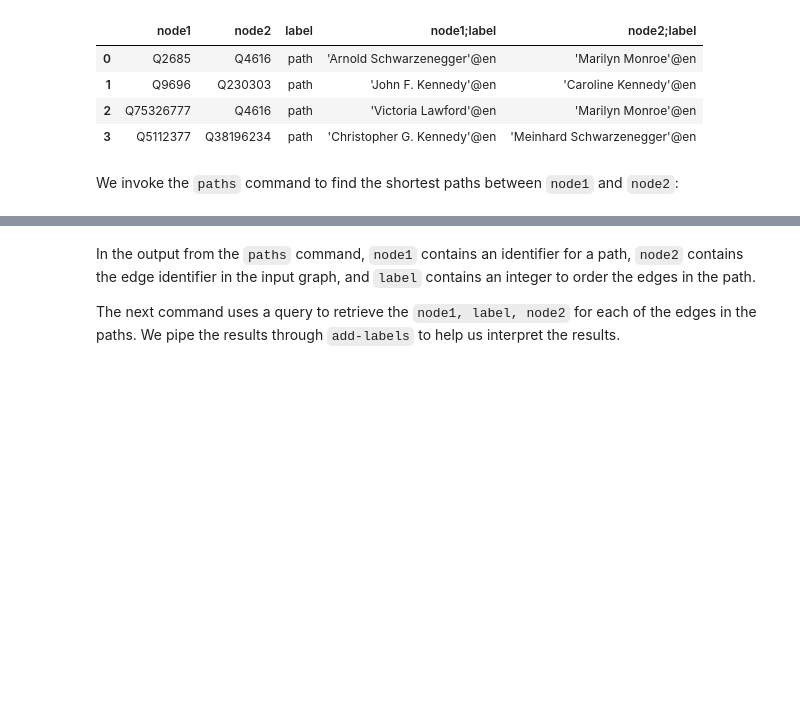
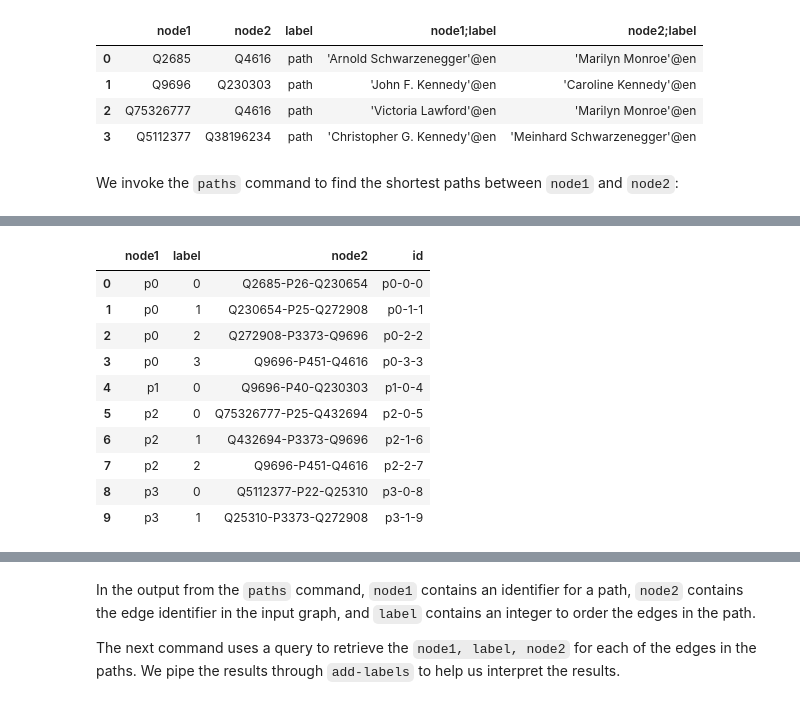
Before and after one commit to versant2612/jnotebooks, a Jupyter notebook: kgtk/06_kg_network_analysis.ipynb, the cells around one changed output, grey strips where cells are left out. Saved outputs shown, nothing was run; the diff lists cells and outputs as text; code cells hidden in the pictures; blank space fills up the shorter version.

```diff
--- a/kgtk/06_kg_network_analysis.ipynb
+++ b/kgtk/06_kg_network_analysis.ipynb
@@ -343,0 +400,14 @@ p3      0       Q5112377-P22-Q25310     p3-0-8
+# %%
+kgtk("query -i $TEMP/path-results.tsv --as path-result --limit 10")
+# %% [output]
+|  | node1 | label | node2 | id |
+| 0 | p0 | 0 | Q2685-P26-Q230654 | p0-0-0 |
+| 1 | p0 | 1 | Q230654-P25-Q272908 | p0-1-1 |
+| 2 | p0 | 2 | Q272908-P3373-Q9696 | p0-2-2 |
+| 3 | p0 | 3 | Q9696-P451-Q4616 | p0-3-3 |
+| 4 | p1 | 0 | Q9696-P40-Q230303 | p1-0-4 |
+| 5 | p2 | 0 | Q75326777-P25-Q432694 | p2-0-5 |
+| 6 | p2 | 1 | Q432694-P3373-Q9696 | p2-1-6 |
+| 7 | p2 | 2 | Q9696-P451-Q4616 | p2-2-7 |
+| 8 | p3 | 0 | Q5112377-P22-Q25310 | p3-0-8 |
+| 9 | p3 | 1 | Q25310-P3373-Q272908 | p3-1-9 |
```
Also changed, not shown: parts of 27 cells of this notebook.
